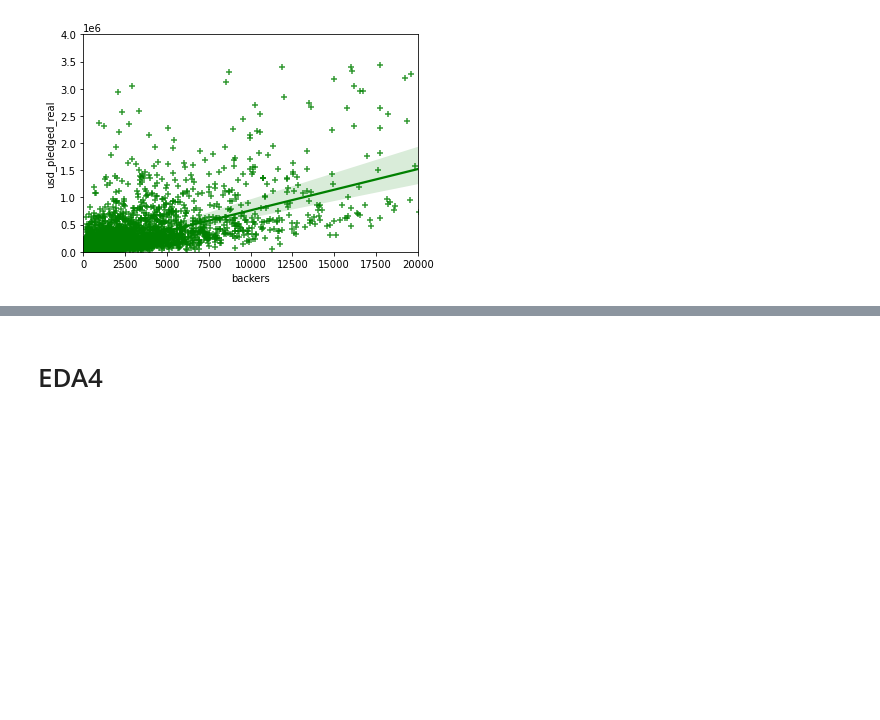
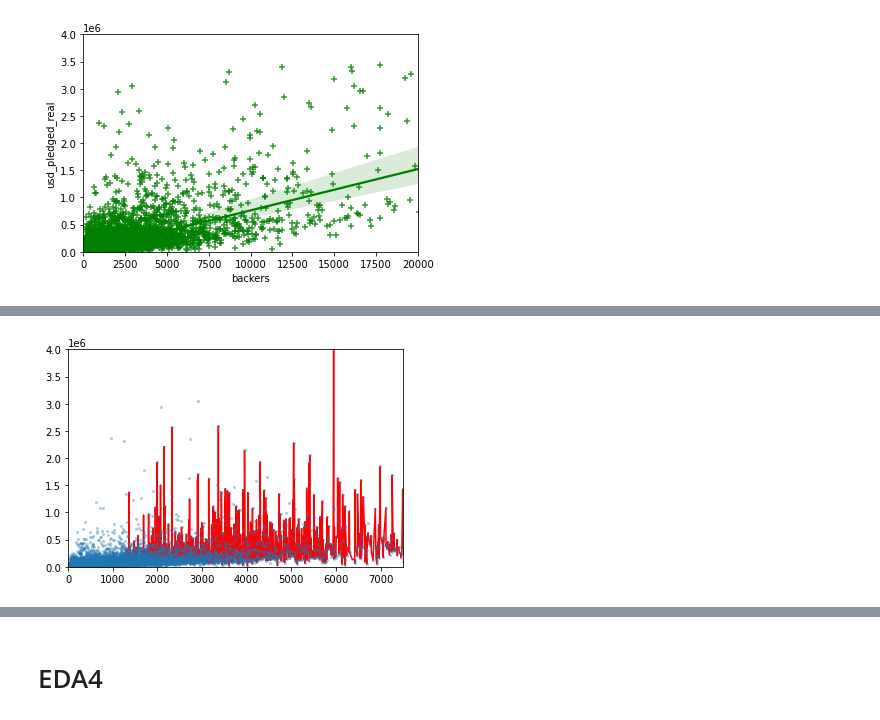
Before and after one commit to TheAidanAu/kickstarter, a Jupyter notebook: EDA2_Kickstaerter.ipynb, the cells around one changed output, grey strips where cells are left out. Drawn from its saved outputs; the diff is of its cells as text; code cells hidden in the pictures; blank space fills up the shorter version.

```diff
--- a/EDA2_Kickstaerter.ipynb
+++ b/EDA2_Kickstaerter.ipynb
@@ -1037,0 +1057,3 @@ plt.ylim(0,4000000)
+# %%
+usd_pledged_real_mean=df_us.groupby('backers').mean().usd_pledged_real
+usd_pledged_real_mean
@@ -1037,0 +1074,10 @@ plt.ylim(0,4000000)
+# %%
+#then you can plot these two together
+plt.plot(usd_pledged_real_mean.index,usd_pledged_real_mean.values,'red')
+plt.plot(df_us.backers,df_us.usd_pledged_real,
+         'o',markersize=2,alpha=0.3)
+plt.xlim(0,7500)
+plt.ylim(0,4000000)
+plt.show()
+# %% [output]
+[figure, added]
```
Also changed, not shown: parts of 5 cells of this notebook.
